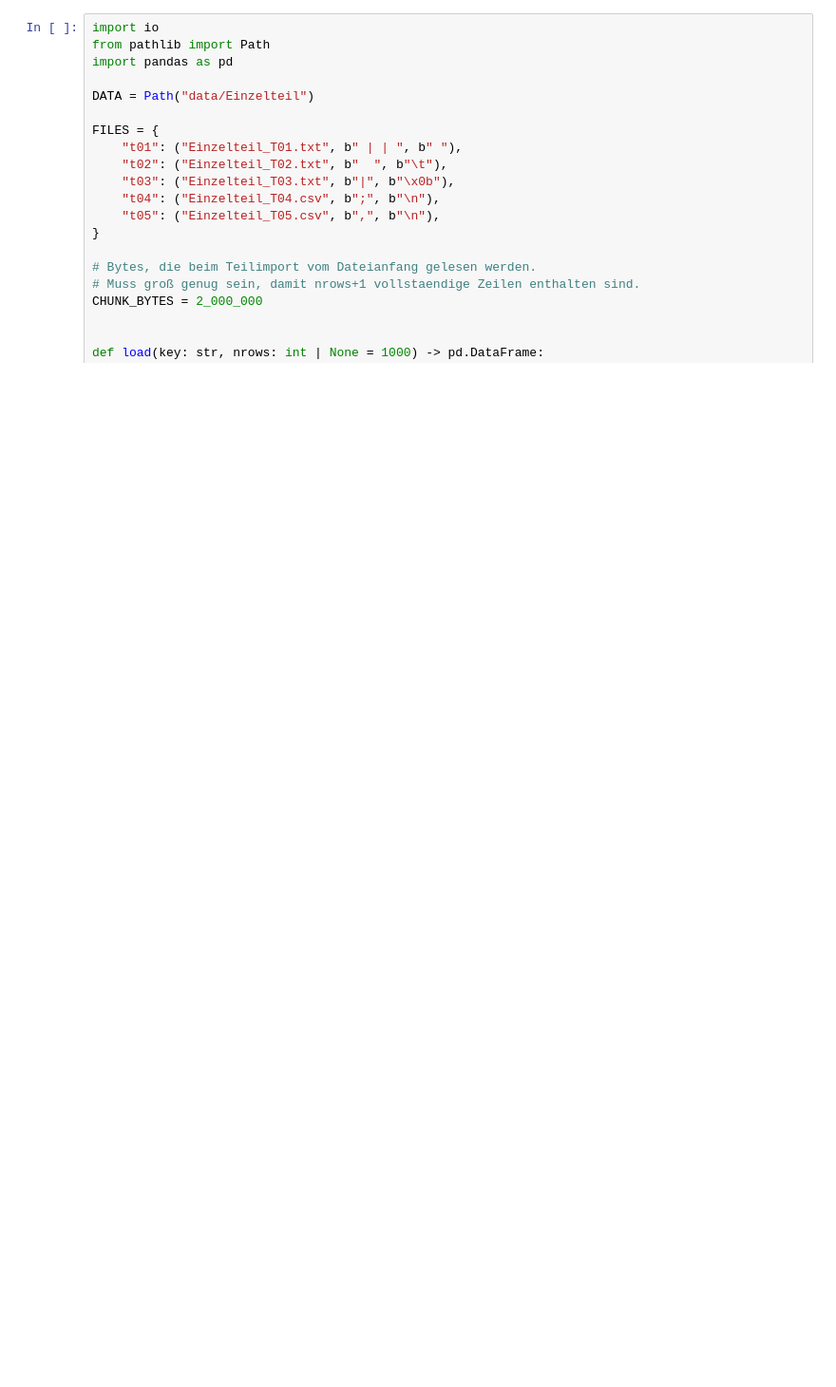
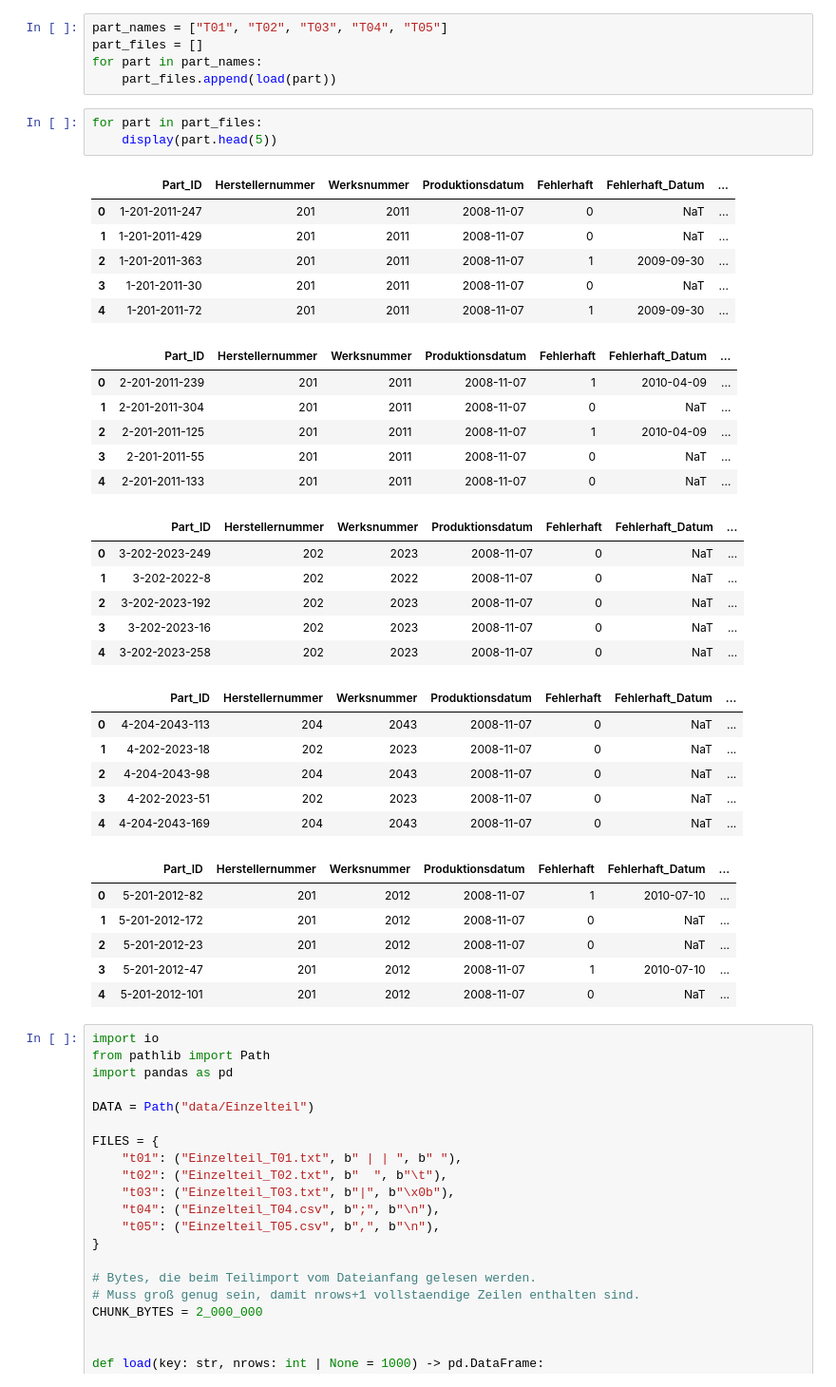
Before and after one commit to Teddy131/IDA-GROUP, a Jupyter notebook: final_data.ipynb, the cells around one changed output. Shown at 95% size. Cells and saved outputs as stored; diff of their text form; blank space fills up the shorter version.

```diff
--- a/final_data.ipynb
+++ b/final_data.ipynb
@@ -3,3 +173,42 @@ Wudu stuff
+# %%
+part_names = ["T01", "T02", "T03", "T04", "T05"]
+part_files = []
+for part in part_names:
+    part_files.append(load(part))
+# %%
+for part in part_files:
+    display(part.head(5))
+# %% [output]
+|  | Part_ID | Herstellernummer | Werksnummer | Produktionsdatum | Fehlerhaft | Fehlerhaft_Datum | ... |
+| 0 | 1-201-2011-247 | 201 | 2011 | 2008-11-07 | 0 | NaT | ... |
+| 1 | 1-201-2011-429 | 201 | 2011 | 2008-11-07 | 0 | NaT | ... |
+| 2 | 1-201-2011-363 | 201 | 2011 | 2008-11-07 | 1 | 2009-09-30 | ... |
+| 3 | 1-201-2011-30 | 201 | 2011 | 2008-11-07 | 0 | NaT | ... |
+| 4 | 1-201-2011-72 | 201 | 2011 | 2008-11-07 | 1 | 2009-09-30 | ... |
+|  | Part_ID | Herstellernummer | Werksnummer | Produktionsdatum | Fehlerhaft | Fehlerhaft_Datum | ... |
+| 0 | 2-201-2011-239 | 201 | 2011 | 2008-11-07 | 1 | 2010-04-09 | ... |
+| 1 | 2-201-2011-304 | 201 | 2011 | 2008-11-07 | 0 | NaT | ... |
+| 2 | 2-201-2011-125 | 201 | 2011 | 2008-11-07 | 1 | 2010-04-09 | ... |
+| 3 | 2-201-2011-55 | 201 | 2011 | 2008-11-07 | 0 | NaT | ... |
+| 4 | 2-201-2011-133 | 201 | 2011 | 2008-11-07 | 0 | NaT | ... |
+|  | Part_ID | Herstellernummer | Werksnummer | Produktionsdatum | Fehlerhaft | Fehlerhaft_Datum | ... |
+| 0 | 3-202-2023-249 | 202 | 2023 | 2008-11-07 | 0 | NaT | ... |
+| 1 | 3-202-2022-8 | 202 | 2022 | 2008-11-07 | 0 | NaT | ... |
+| 2 | 3-202-2023-192 | 202 | 2023 | 2008-11-07 | 0 | NaT | ... |
+| 3 | 3-202-2023-16 | 202 | 2023 | 2008-11-07 | 0 | NaT | ... |
+| 4 | 3-202-2023-258 | 202 | 2023 | 2008-11-07 | 0 | NaT | ... |
+|  | Part_ID | Herstellernummer | Werksnummer | Produktionsdatum | Fehlerhaft | Fehlerhaft_Datum | ... |
+| 0 | 4-204-2043-113 | 204 | 2043 | 2008-11-07 | 0 | NaT | ... |
+| 1 | 4-202-2023-18 | 202 | 2023 | 2008-11-07 | 0 | NaT | ... |
+| 2 | 4-204-2043-98 | 204 | 2043 | 2008-11-07 | 0 | NaT | ... |
+| 3 | 4-202-2023-51 | 202 | 2023 | 2008-11-07 | 0 | NaT | ... |
+| 4 | 4-204-2043-169 | 204 | 2043 | 2008-11-07 | 0 | NaT | ... |
+|  | Part_ID | Herstellernummer | Werksnummer | Produktionsdatum | Fehlerhaft | Fehlerhaft_Datum | ... |
+| 0 | 5-201-2012-82 | 201 | 2012 | 2008-11-07 | 1 | 2010-07-10 | ... |
+| 1 | 5-201-2012-172 | 201 | 2012 | 2008-11-07 | 0 | NaT | ... |
+| 2 | 5-201-2012-23 | 201 | 2012 | 2008-11-07 | 0 | NaT | ... |
+| 3 | 5-201-2012-47 | 201 | 2012 | 2008-11-07 | 1 | 2010-07-10 | ... |
+| 4 | 5-201-2012-101 | 201 | 2012 | 2008-11-07 | 0 | NaT | ... |
 # %%
 import io
 from pathlib import Path
```
Also changed, not shown: parts of 13 cells of this notebook, 2 other files.
